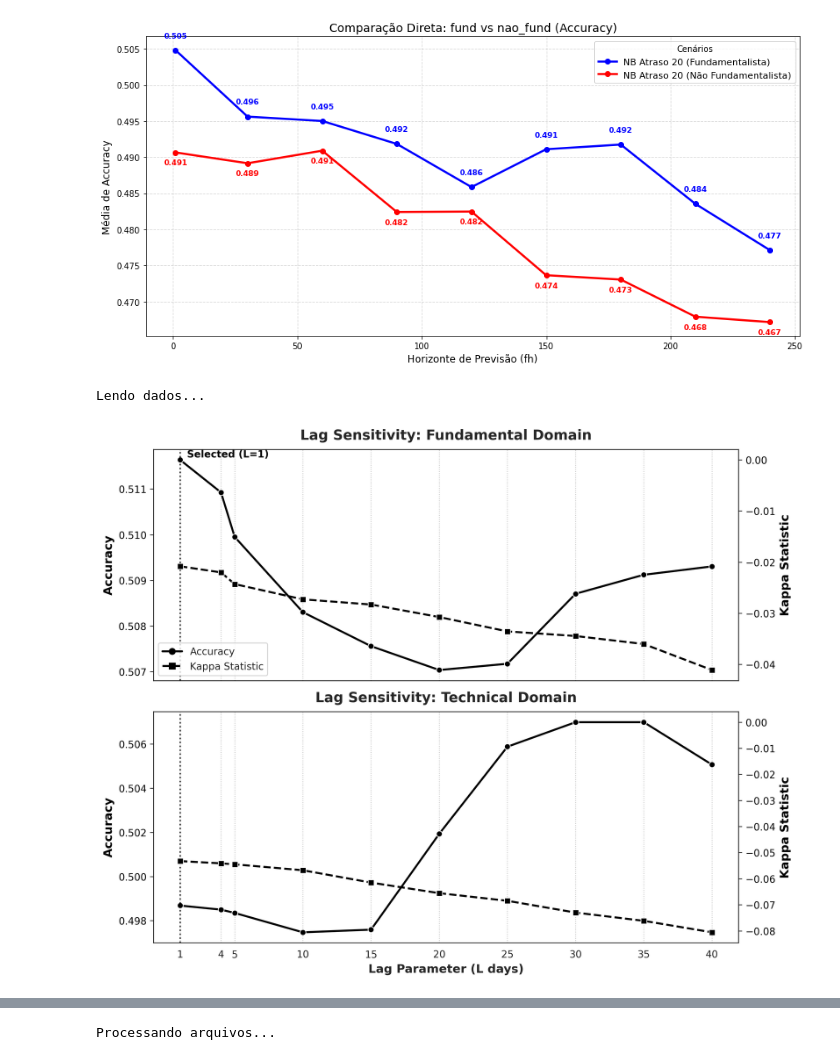
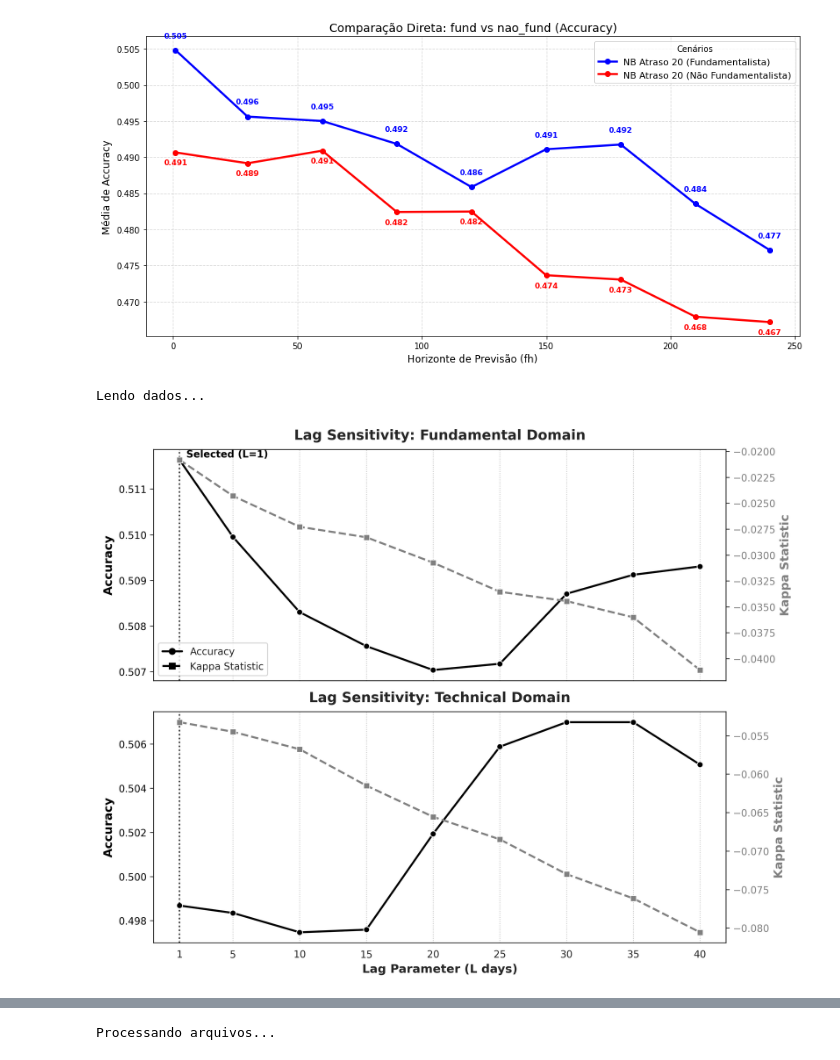
Before and after one commit to junior-oliveira/fundamental_approach, a Jupyter notebook: best_lag.ipynb, the cells around one changed output, grey strips where cells are left out. Drawn from its saved outputs; the diff is of its cells as text; code cells hidden in the pictures.

Commit message:
IEEE pattern charts

```diff
--- a/best_lag.ipynb
+++ b/best_lag.ipynb
@@ -177,13 +177,13 @@ from matplotlib.lines import Line2D
 # 1. CONFIGURAÇÕES
 # ==============================================================================
 modelo = 'HT'
-atrasos = [1, 4, 5, 10, 15, 20, 25, 30, 35, 40]
+atrasos = [1, 5, 10, 15, 20, 25, 30, 35, 40]
 caminho_base = 'resultados'
 LAG_SELECIONADO = 1
 
 # Cores Pretas para Publicação
 cor_acc = 'black'
-cor_kap = 'black'
+cor_kap = 'grey'
 cor_destaque = 'black'
 cor_baseline = 'black'
 
@@ -243,7 +243,7 @@ def plot_grayscale_dual_axis(ax_primary, data, title):
 
     # Referências
     ax_primary.set_title(title, fontsize=14, fontweight='bold', pad=10)
-    ax_secondary.axhline(0, color=cor_baseline, linewidth=1.0, linestyle=' ', alpha=1.0)
+    # ax_secondary.axhline(0, color=cor_baseline, linewidth=1.0, linestyle=' ', alpha=1.0)
     ax_primary.axvline(x=LAG_SELECIONADO, color=cor_destaque, linestyle=':', linewidth=1.5, alpha=0.8)
 
     return ax_secondary
@@ -254,31 +254,31 @@ plot_grayscale_dual_axis(ax_top, data_fund, 'Lag Sensitivity: Fundamental Domain
 
 y_min, y_max = ax_top.get_ylim()
 ax_top.text(LAG_SELECIONADO + 0.5, y_max, f"Selected (L={LAG_SELECIONADO})",
             color=cor_destaque, fontsize=10, va='top', fontweight='bold')
 
 # PLOT 2: TÉCNICO
 data_tech = df_plot[df_plot['Domain'] == 'Technical Domain']
 plot_grayscale_dual_axis(ax_bottom, data_tech, 'Lag Sensitivity: Technical Domain')
 
 ax_bottom.set_xlabel('Lag Parameter (L days)', fontsize=12, fontweight='bold')
 ax_bottom.set_xticks(atrasos)
 
 # ==============================================================================
 # 4. LEGENDA INTERNA (AJUSTADA)
 # ==============================================================================
 legend_elements = [
     Line2D([0], [0], color='black', lw=2, marker='o', markersize=6, label='Accuracy'),
     Line2D([0], [0], color='black', lw=2, linestyle='--', marker='s', markersize=6, label='Kappa Statistic')
 ]
 
 # loc='best' tenta encontrar automaticamente o lugar com menos sobreposição de dados.
 # frameon=True cria uma caixinha branca atrás da legenda para garantir leitura.
 ax_top.legend(handles=legend_elements, loc='lower left', frameon=True, fontsize=10)
 
 plt.tight_layout()
 NOME_ARQUIVO_SAIDA = f'lag_sensitivity_{modelo}.pdf'
 plt.savefig(NOME_ARQUIVO_SAIDA, format='pdf', dpi=300, bbox_inches='tight')
 plt.show()
 # %% [output]
 Lendo dados...
-[figure, old version]
+[figure, new version]
```
Also changed, not shown: parts of 2 cells of this notebook, 3 other files.
